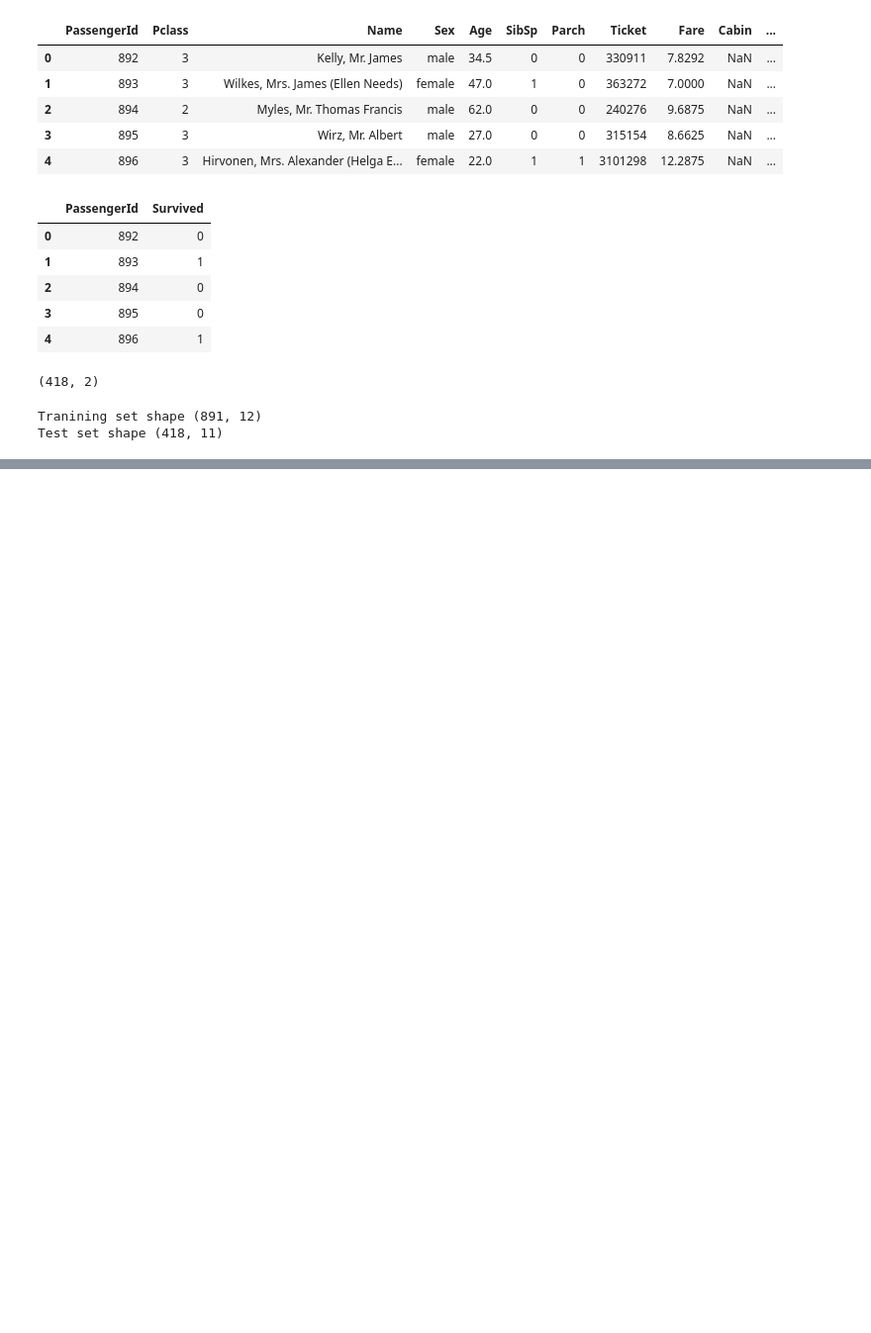
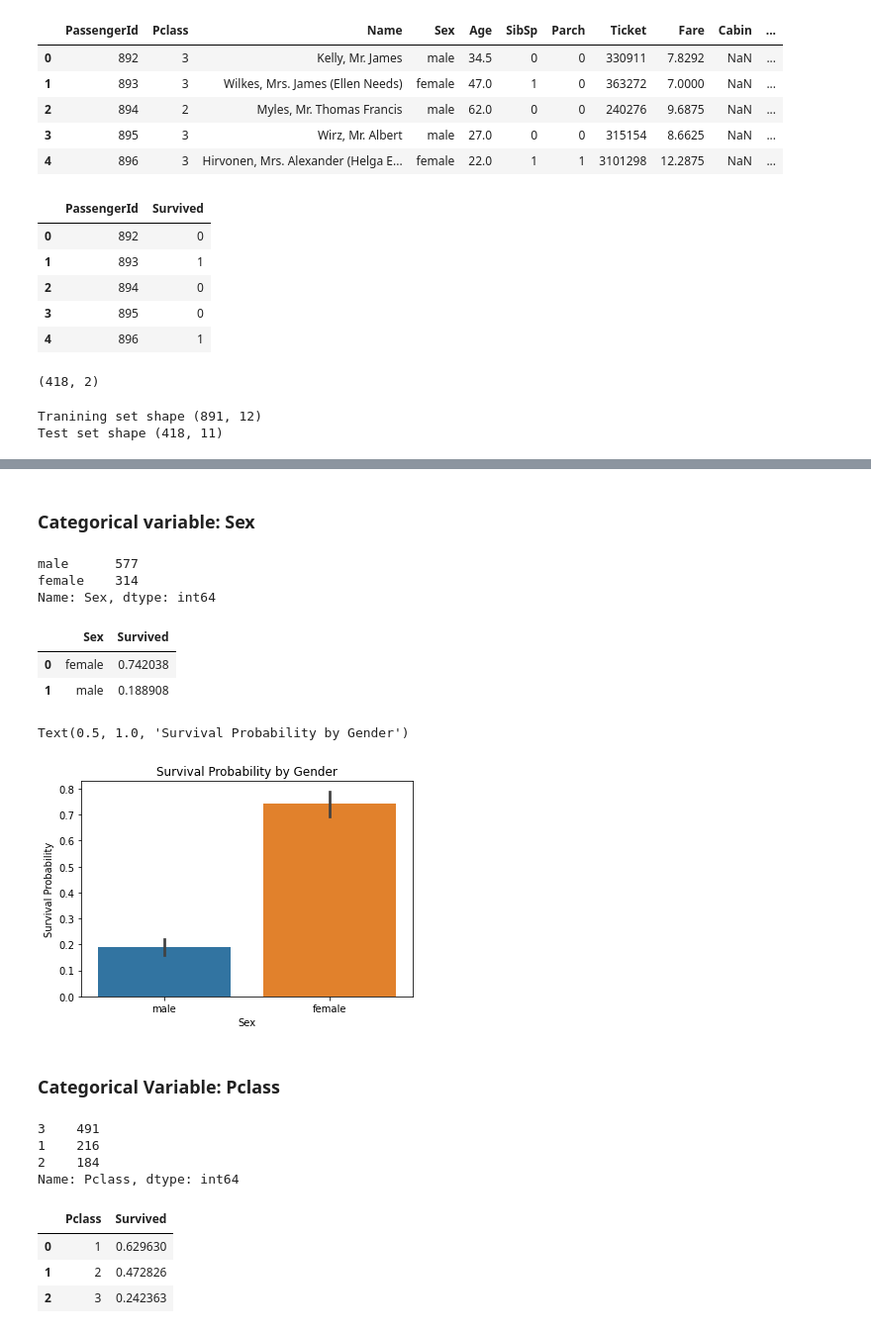
Before and after one commit to Kafka001/kaggle_titanic, a Jupyter notebook: titanic.ipynb, the cells around one changed output, grey strips where cells are left out. Shown at 99% size. Saved outputs shown, nothing was run; the diff lists cells and outputs as text; code cells hidden in the pictures; blank space fills up the shorter version.

```diff
--- a/titanic.ipynb
+++ b/titanic.ipynb
@@ -84,0 +188,42 @@ Here I will outline the definitions of the columns in the titanic dataset. You c
+# %% [markdown]
+### Categorical variable: Sex
+# %%
+# Value counts of the sex coumn
+train['Sex'].value_counts(dropna = False)
+#There are more male passengers than female passengers on titanic
+# %% [output]
+male      577
+female    314
+Name: Sex, dtype: int64
+# %%
+# Mean of survival by sex
+train [['Sex', 'Survived']].groupby('Sex', as_index = False).mean().sort_values(by = 'Survived', ascending = False)
+# %% [output]
+|  | Sex | Survived |
+| 0 | female | 0.742038 |
+| 1 | male | 0.188908 |
+# %%
+sns.barplot(x = 'Sex', y = 'Survived', data = train)
+plt.ylabel('Survival Probability')
+plt.title('Survival Probability by Gender')
+# %% [output]
+Text(0.5, 1.0, 'Survival Probability by Gender')
+[figure, added]
+# %% [markdown]
+### Categorical Variable: Pclass
+# %%
+# Value counts of the Pclass column
+train['Pclass'].value_counts(dropna = False)
+# %% [output]
+3    491
+1    216
+2    184
+Name: Pclass, dtype: int64
+# %%
+# Mean of survival by passenger class
+train[['Pclass','Survived']].groupby('Pclass', as_index = False).mean().sort_values(by = 'Survived', ascending = False)
+# %% [output]
+|  | Pclass | Survived |
+| 0 | 1 | 0.629630 |
+| 1 | 2 | 0.472826 |
+| 2 | 3 | 0.242363 |
```
Also changed, not shown: parts of 39 cells of this notebook.
